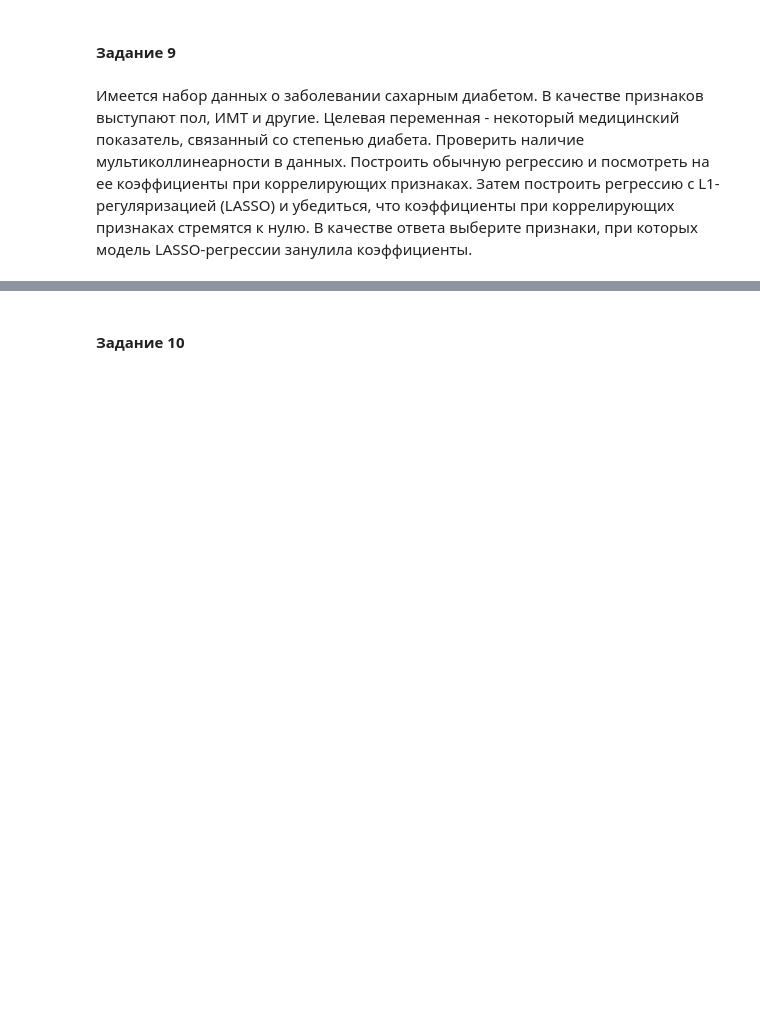
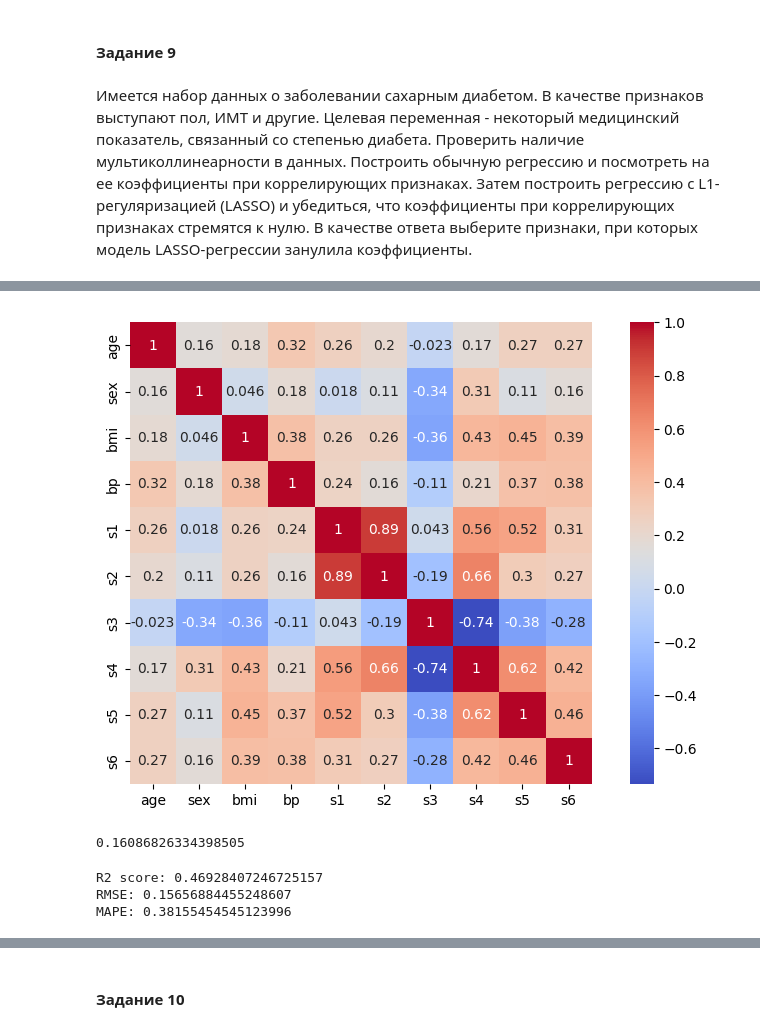
Before and after one commit to NekryachAlex/mlcourse_home_tasks, a Jupyter notebook: assignment1/Домашнее задание. Версия для студентов (с пропусками).ipynb, the cells around one changed output, grey strips where cells are left out. Saved outputs shown, nothing was run; the diff lists cells and outputs as text; code cells hidden in the pictures; blank space fills up the shorter version.

```diff
--- a/assignment1/Домашнее задание. Версия для студентов (с пропусками).ipynb
+++ b/assignment1/Домашнее задание. Версия для студентов (с пропусками).ipynb
@@ -765,9 +890,21 @@ X_train, X_test, y_train, y_test = # ваш код здесь
+# %%
+# Нормируйте целевой признак на максимальное значение и разбейте данные на тренировочную и тестовую выборки.
+# Размер тестовой выборки 0.25, перемешивание включено, random_state=RANDOM_STATE
+X, y = df.drop(columns = 'diabetes_measure'), df['diabetes_measure']/df['diabetes_measure'].max()
+X_train, X_test, y_train, y_test = train_test_split(X, y, test_size = 0.25, shuffle = True, random_state=RANDOM_STATE)
 # %%
 # Постройте матрицу корреляций
-# ваш код здесь
+corr_matrix = X_train.corr()
+plt.figure(figsize=(10,6))
+sns.heatmap(corr_matrix, annot=True, cmap="coolwarm", square=True)
+plt.show()
+# %% [output]
+[figure, added]
 # %%
 # Построить регрессию из sklearn, обучить ее и рассчитать метрику RMSE, используя функцию cross_val_score
-lin_reg = # ваш код здесь
+lin_reg = LinearRegression()
+lin_reg.fit(X_train, y_train)
+
 
 rmse = cross_val_score(
     estimator=lin_reg,
@@ -778,9 +915,17 @@ rmse = cross_val_score(
 )
 
 -rmse.mean()
+# %% [output]
+0.16086826334398505
 # %%
 # Выполнить предсказания и вывести метрики с помощью функции metrics_report
-# ваш код здесь
+y_pred = lin_reg.predict(X_test)
+
+metrics_report(y_test, y_pred)
+# %% [output]
+R2 score: 0.46928407246725157
+RMSE: 0.15656884455248607
+MAPE: 0.38155454545123996
 # %%
 # Вывести отсортированные коэффициенты регрессии
 coefs = []
```
Also changed, not shown: parts of 28 cells of this notebook.
